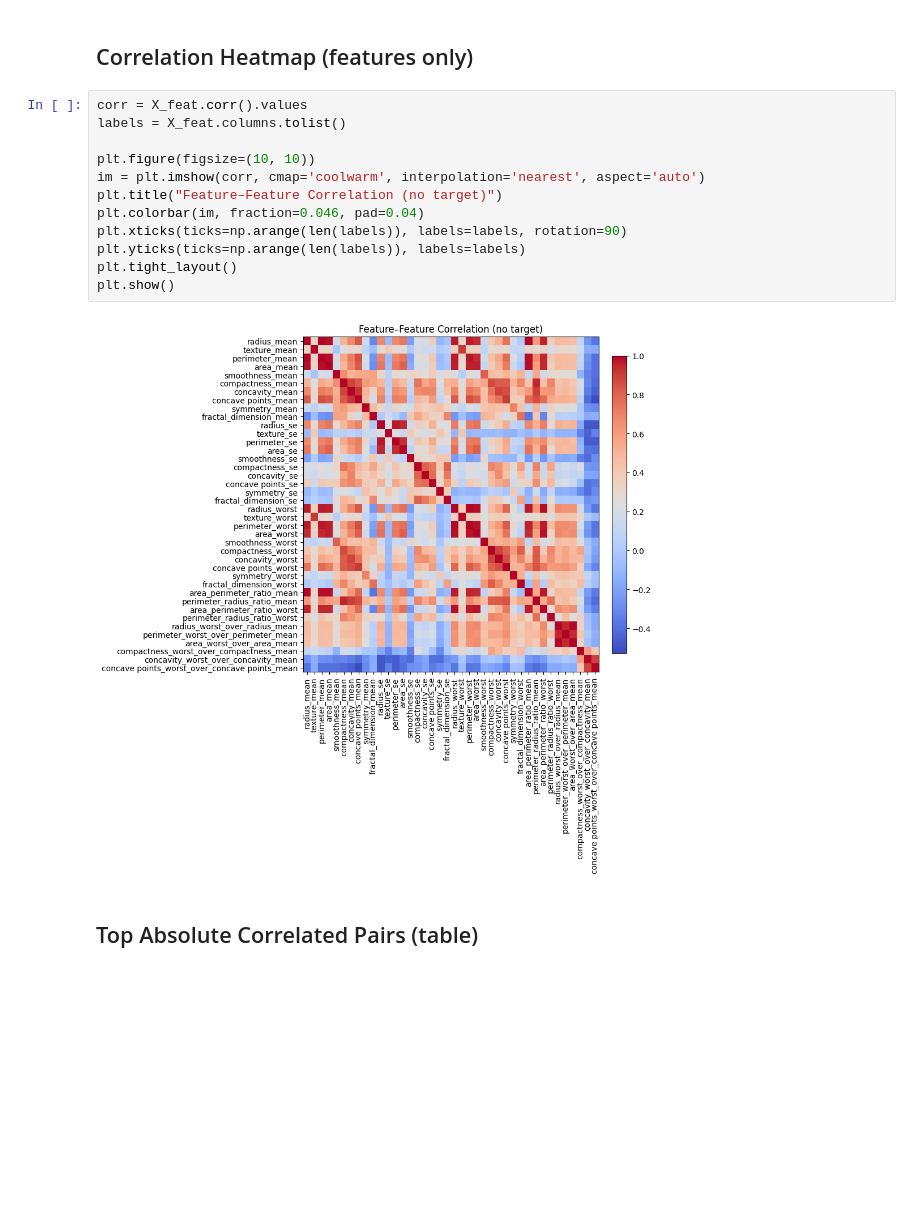
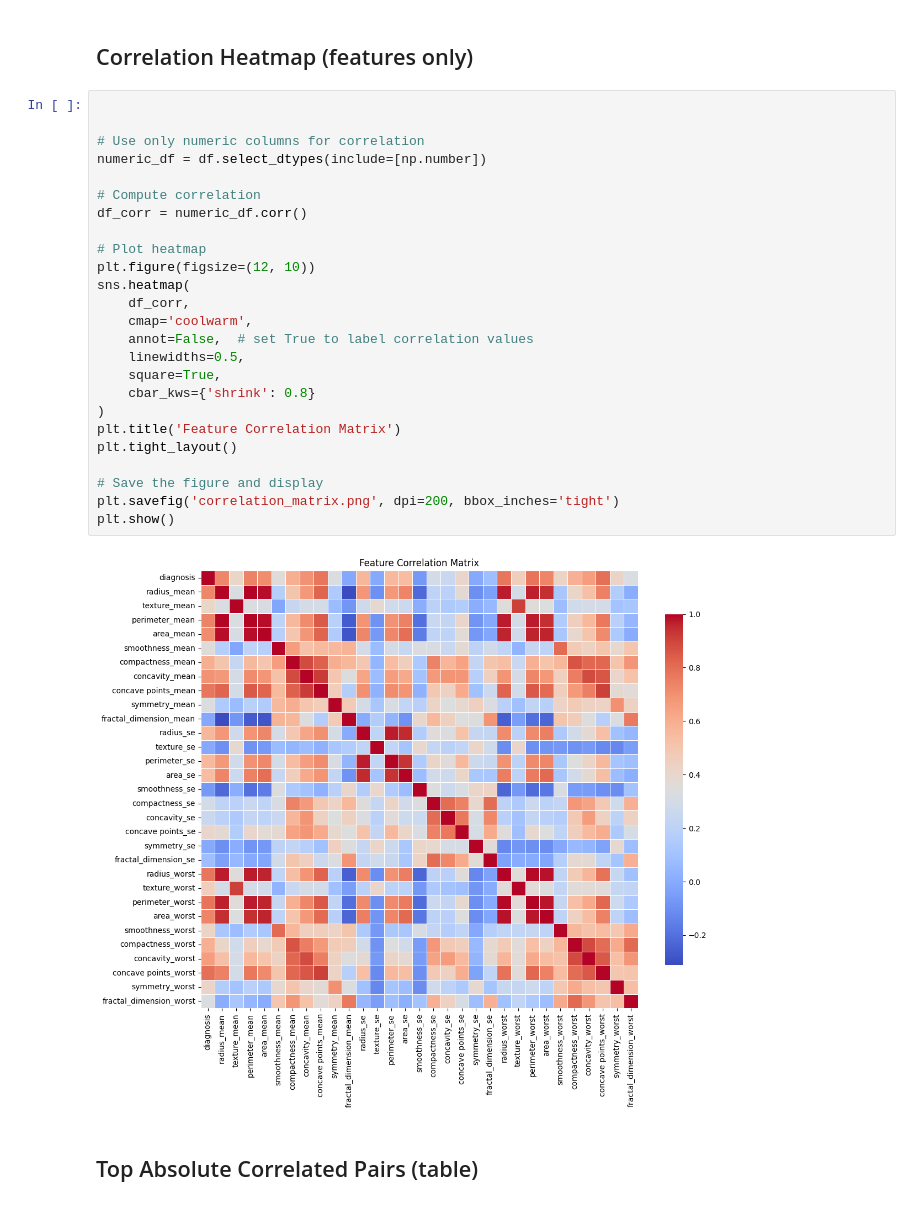
Before and after one commit to TasnimulIntazamAsif/Breast_Cancer_Classification, a Jupyter notebook: breast_Cancer.ipynb, the cells around one changed output. Cells and saved outputs as stored; diff of their text form; blank space fills up the shorter version.

```diff
--- a/breast_Cancer.ipynb
+++ b/breast_Cancer.ipynb
@@ -203,20 +203,33 @@ X_feat.shape, X_scaled.shape
 ((569, 40), (569, 40))
 # %% [markdown]
 ## Correlation Heatmap (features only)
-# %%
-corr = X_feat.corr().values
-labels = X_feat.columns.tolist()
-
-plt.figure(figsize=(10, 10))
-im = plt.imshow(corr, cmap='coolwarm', interpolation='nearest', aspect='auto')
-plt.title("Feature–Feature Correlation (no target)")
-plt.colorbar(im, fraction=0.046, pad=0.04)
-plt.xticks(ticks=np.arange(len(labels)), labels=labels, rotation=90)
-plt.yticks(ticks=np.arange(len(labels)), labels=labels)
-plt.tight_layout()
-plt.show()
-# %% [output]
-[figure, removed]
+# %%
+
+
+# Use only numeric columns for correlation
+numeric_df = df.select_dtypes(include=[np.number])
+
+# Compute correlation
+df_corr = numeric_df.corr()
+
+# Plot heatmap
+plt.figure(figsize=(12, 10))
+sns.heatmap(
+    df_corr,
+    cmap='coolwarm',
+    annot=False,  # set True to label correlation values
+    linewidths=0.5,
+    square=True,
+    cbar_kws={'shrink': 0.8}
+)
+plt.title('Feature Correlation Matrix')
+plt.tight_layout()
+
+# Save the figure and display
+plt.savefig('correlation_matrix.png', dpi=200, bbox_inches='tight')
+plt.show()
+# %% [output]
+[figure, added]
 # %% [markdown]
 ## Top Absolute Correlated Pairs (table)
 # %%
```
Also changed, not shown: parts of 30 cells of this notebook, 2 other files.
